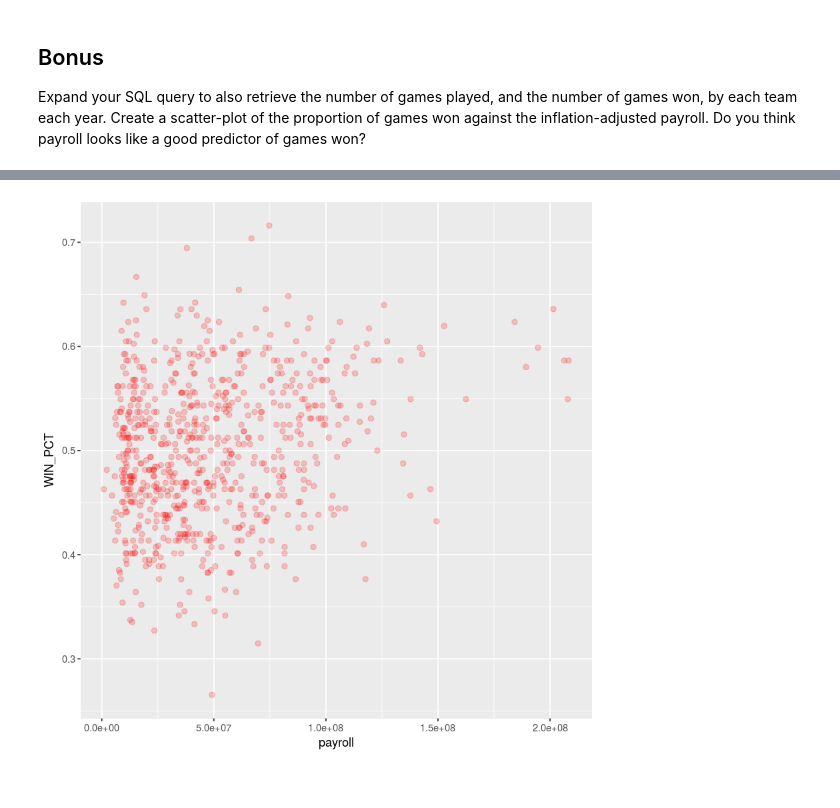
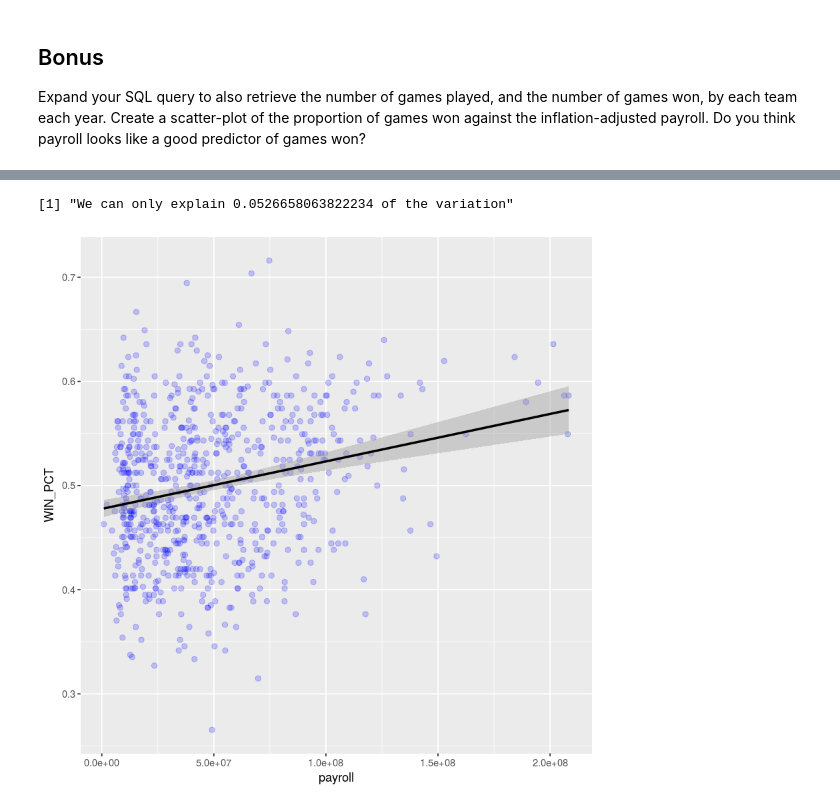
Before and after one commit to jldork/BaseballDataR, a Jupyter notebook: Baseball Data.ipynb, the cells around one changed output, grey strips where cells are left out. Saved outputs shown, nothing was run; the diff lists cells and outputs as text; code cells hidden in the pictures.

```diff
--- a/Baseball Data.ipynb
+++ b/Baseball Data.ipynb
@@ -129,8 +129,9 @@ library(ggplot2)
 # Read in the CPIAUCSL
 cpi <- read.csv('./CPIAUCSL.csv', header = TRUE, sep = ",")
 
-# Filter to after 1985
+# Filter to after 1985 and before 2011
 cpi <- cpi[as.Date(cpi$DATE) >= as.Date("1985-01-01"), ]
+cpi <- cpi[as.Date(cpi$DATE) <= as.Date("2011-01-01"), ]
 
 # Filter to January
 cpi <- cpi[months(as.Date(cpi$DATE)) == "January", ]
@@ -203,4 +203,7 @@ It seems like it does depending on the team! Some teams aren't using their payro
 # %%
-ggplot(combined, aes(x=payroll, y=WIN_PCT)) + geom_point(color='red', size=2, alpha=0.2)
+fit <- lm(WIN_PCT ~ payroll, data=combined)
+print(paste("We can only explain", summary(fit)$r.squared,"of the variation"))
+ggplot(combined, aes(x=payroll, y=WIN_PCT)) + geom_point(color='blue', size=2, alpha=0.2) + stat_smooth(method = "lm", col = "black")
 # %% [output]
+[1] "We can only explain 0.0526658063822234 of the variation"
-[figure, old version]
+[figure, new version]
```
Also changed, not shown: parts of 8 cells of this notebook, 1 other file.
